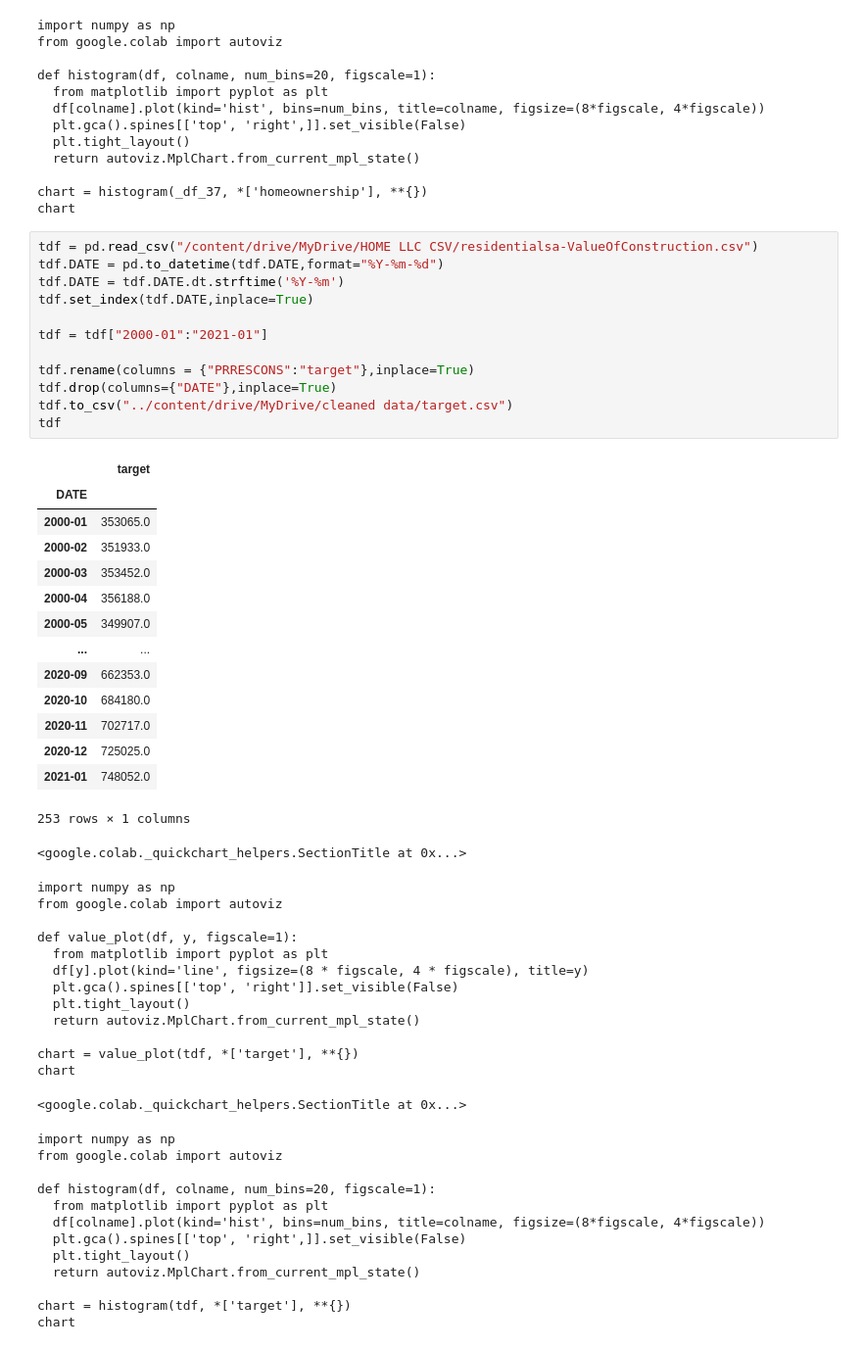
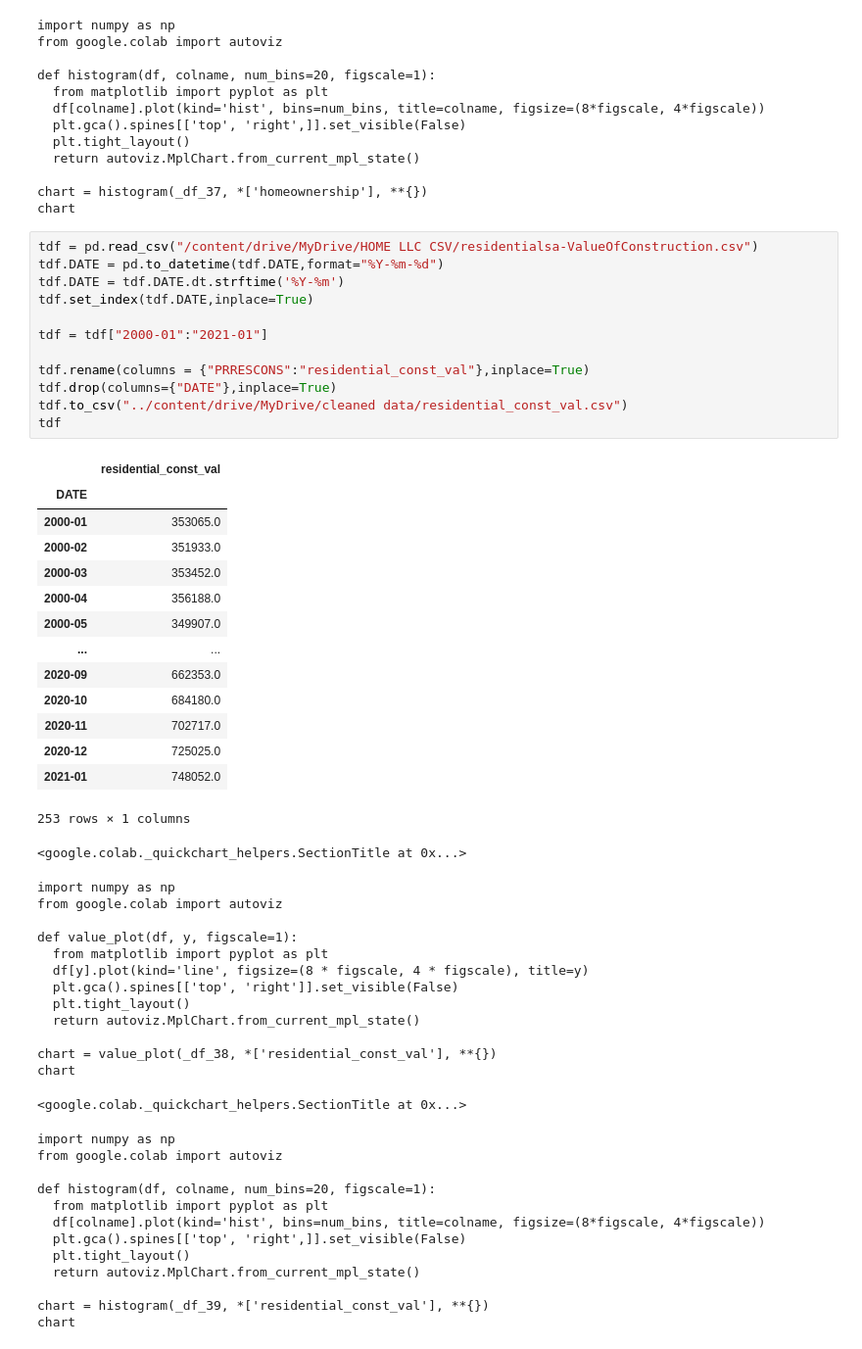
Before and after one commit to Praz98/HomeLLC, a Jupyter notebook: HomeLLC_basic_data_cleani.ipynb, the cells around one changed output. Shown at 98% size. Cells and saved outputs as stored; diff of their text form.

```diff
--- a/HomeLLC_basic_data_cleani.ipynb
+++ b/HomeLLC_basic_data_cleani.ipynb
@@ -1505,17 +1511,17 @@ chart
 # %%
 tdf = pd.read_csv("/content/drive/MyDrive/HOME LLC CSV/residentialsa-ValueOfConstruction.csv")
 tdf.DATE = pd.to_datetime(tdf.DATE,format="%Y-%m-%d")
 tdf.DATE = tdf.DATE.dt.strftime('%Y-%m')
 tdf.set_index(tdf.DATE,inplace=True)
 
 tdf = tdf["2000-01":"2021-01"]
 
-tdf.rename(columns = {"PRRESCONS":"target"},inplace=True)
+tdf.rename(columns = {"PRRESCONS":"residential_const_val"},inplace=True)
 tdf.drop(columns={"DATE"},inplace=True)
-tdf.to_csv("../content/drive/MyDrive/cleaned data/target.csv")
+tdf.to_csv("../content/drive/MyDrive/cleaned data/residential_const_val.csv")
 tdf
 # %% [output]
-|  | target |
+|  | residential_const_val |
 | DATE |  |
 | 2000-01 | 353065.0 |
 | 2000-02 | 351933.0 |
@@ -1540,7 +1546,7 @@ def value_plot(df, y, figscale=1):
   plt.tight_layout()
   return autoviz.MplChart.from_current_mpl_state()
 
-chart = value_plot(tdf, *['target'], **{})
+chart = value_plot(_df_38, *['residential_const_val'], **{})
 chart
 <google.colab._quickchart_helpers.SectionTitle at 0x...>
 import numpy as np
@@ -1553,5 +1559,5 @@ def histogram(df, colname, num_bins=20, figscale=1):
   plt.tight_layout()
   return autoviz.MplChart.from_current_mpl_state()
 
-chart = histogram(tdf, *['target'], **{})
+chart = histogram(_df_39, *['residential_const_val'], **{})
 chart
```
Also changed, not shown: parts of 17 cells of this notebook.
